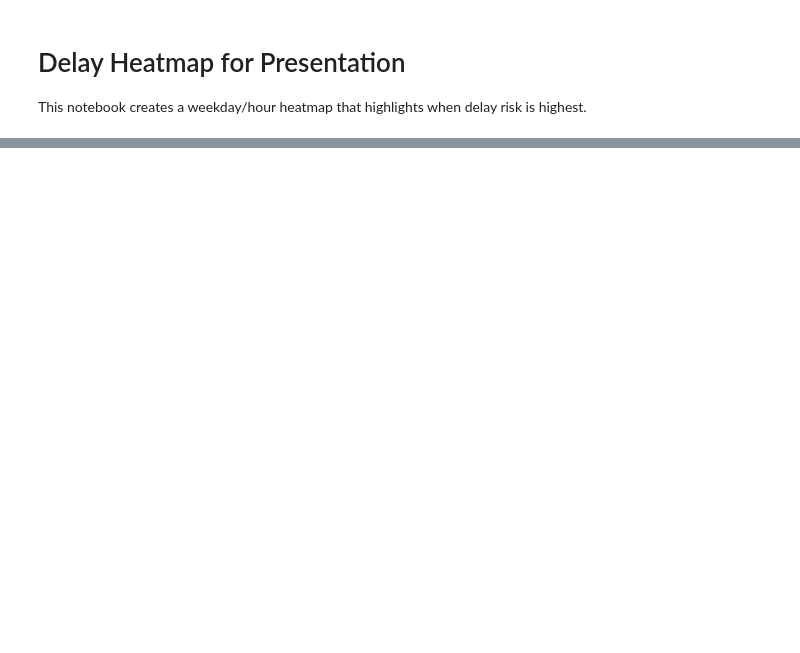
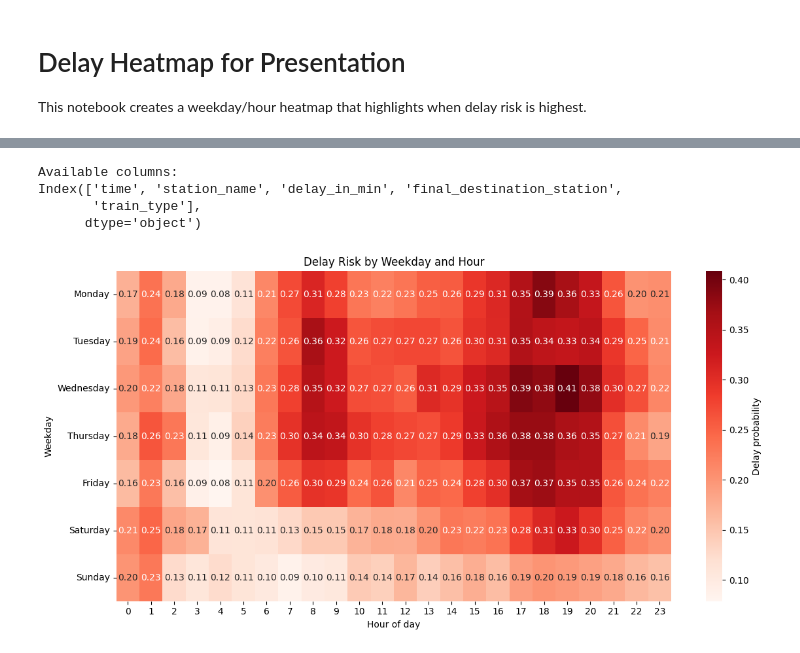
Before and after one commit to gangadharr123/Business-Analytics-Hackathon, a Jupyter notebook: src/02_analysis.ipynb, the cells around one changed output, grey strips where cells are left out. Saved outputs shown, nothing was run; the diff lists cells and outputs as text; code cells hidden in the pictures; blank space fills up the shorter version.

```diff
--- a/src/02_analysis.ipynb
+++ b/src/02_analysis.ipynb
@@ -5,46 +32,88 @@ This notebook creates a weekday/hour heatmap that highlights when delay risk is
 # %%
 from pathlib import Path
-
 import matplotlib.pyplot as plt
 import pandas as pd
 import seaborn as sns
 
+# Locate project root
 cwd = Path.cwd().resolve()
 candidate_roots = [cwd, *cwd.parents]
-project_root = next((p for p in candidate_roots if (p / "README.md").exists() and (p / "src").exists()), cwd)
+project_root = next(
+    (p for p in candidate_roots if (p / "README.md").exists() and (p / "src").exists()),
+    cwd
+)
 
-# Load the prepared commute dataset.
+# Load dataset
 csv_path = project_root / "data" / "ebs_commute_data.csv"
+
 if not csv_path.exists():
     raise FileNotFoundError(f"Filtered dataset not found: {csv_path}")
 
 df = pd.read_csv(csv_path)
 
-# Business rule: classify delays strictly above 3 minutes as problematic.
+# Show available columns (debugging)
+print("Available columns:")
+print(df.columns)
+
+# ----------------------------
+# Identify datetime column
+# ----------------------------
+datetime_candidates = ["timestamp", "datetime", "date_time", "scheduled_time", "time"]
+
+datetime_col = None
+for col in datetime_candidates:
+    if col in df.columns:
+        datetime_col = col
+        break
+
+if datetime_col is None:
+    raise ValueError("No datetime column found in dataset.")
+
+# Convert to datetime
+df[datetime_col] = pd.to_datetime(df[datetime_col])
+
+# Create weekday and hour features
+df["weekday"] = df[datetime_col].dt.day_name()
+df["hour"] = df[datetime_col].dt.hour
+
+# Business rule: delay > 3 minutes
 df["is_delayed"] = (df["delay_in_min"] > 3).astype(int)
 
-# Compute delay probability by weekday and hour for heatmap plotting.
+# Create pivot table
 heatmap_data = df.pivot_table(
     index="weekday",
     columns="hour",
     values="is_delayed",
-    aggfunc="mean",
+    aggfunc="mean"
 )
 
-# Preserve natural weekday ordering for easier storytelling in slides.
+# Order weekdays properly
 days_order = ["Monday", "Tuesday", "Wednesday", "Thursday", "Friday", "Saturday", "Sunday"]
 heatmap_data = heatmap_data.reindex(days_order)
 
+# Fill missing values
+heatmap_data = heatmap_data.fillna(0)
+
+# Plot heatmap
 plt.figure(figsize=(12, 6))
+
 sns.heatmap(
     heatmap_data,
     cmap="Reds",
     annot=True,
     fmt=".2f",
-    cbar_kws={"label": "Delay probability"},
+    cbar_kws={"label": "Delay probability"}
 )
+
 plt.title("Delay Risk by Weekday and Hour")
 plt.xlabel("Hour of day")
 plt.ylabel("Weekday")
+
 plt.tight_layout()
 plt.show()
+# %% [output]
+Available columns:
+Index(['time', 'station_name', 'delay_in_min', 'final_destination_station',
+       'train_type'],
+      dtype='object')
+[figure, added]
```
Also changed, not shown: parts of 2 cells of this notebook, 5 other files.
